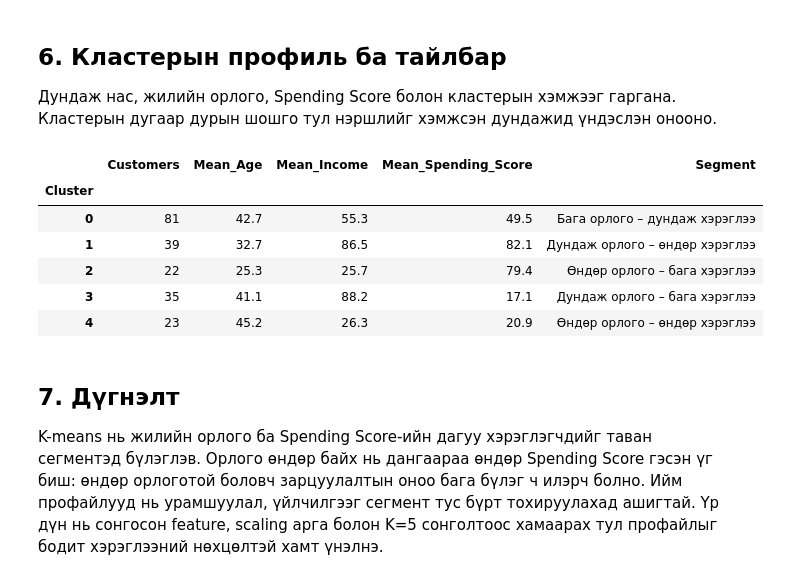
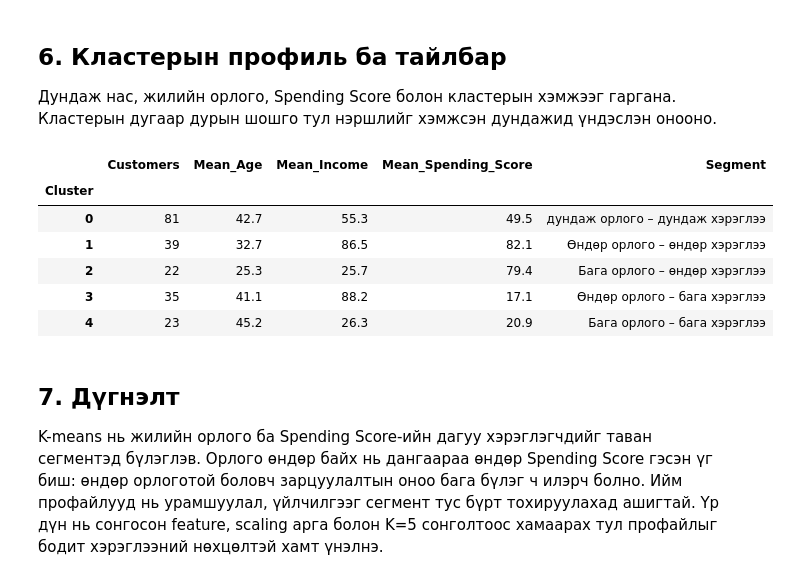
Before and after one commit to Tuguldur91/MachineLearning, a Jupyter notebook: lab4/main.ipynb, the cells around one changed output. Drawn from its saved outputs; the diff is of its cells as text; code cells hidden in the pictures.

```diff
--- a/lab4/main.ipynb
+++ b/lab4/main.ipynb
@@ -181,26 +181,26 @@ plt.show()
 # %%
 profile = clustered.groupby('Cluster').agg(
     Customers=('CustomerID', 'size'),
     Mean_Age=('Age', 'mean'),
     Mean_Income=('Annual Income (k$)', 'mean'),
     Mean_Spending_Score=('Spending Score (1-100)', 'mean'),
 ).round(1)
 profile['Segment'] = [
-    'Бага орлого – дундаж хэрэглээ',
-    'Дундаж орлого – өндөр хэрэглээ',
+    'дундаж орлого – дундаж хэрэглээ',
+    'Өндөр орлого – өндөр хэрэглээ',
+    'Бага орлого – өндөр хэрэглээ',
     'Өндөр орлого – бага хэрэглээ',
-    'Дундаж орлого – бага хэрэглээ',
-    'Өндөр орлого – өндөр хэрэглээ',
+    'Бага орлого – бага хэрэглээ',
 ]
 display(profile)
 # %% [output]
 |  | Customers | Mean_Age | Mean_Income | Mean_Spending_Score | Segment |
 | Cluster |  |  |  |  |  |
-| 0 | 81 | 42.7 | 55.3 | 49.5 | Бага орлого – дундаж хэрэглээ |
-| 1 | 39 | 32.7 | 86.5 | 82.1 | Дундаж орлого – өндөр хэрэглээ |
-| 2 | 22 | 25.3 | 25.7 | 79.4 | Өндөр орлого – бага хэрэглээ |
-| 3 | 35 | 41.1 | 88.2 | 17.1 | Дундаж орлого – бага хэрэглээ |
-| 4 | 23 | 45.2 | 26.3 | 20.9 | Өндөр орлого – өндөр хэрэглээ |
+| 0 | 81 | 42.7 | 55.3 | 49.5 | дундаж орлого – дундаж хэрэглээ |
+| 1 | 39 | 32.7 | 86.5 | 82.1 | Өндөр орлого – өндөр хэрэглээ |
+| 2 | 22 | 25.3 | 25.7 | 79.4 | Бага орлого – өндөр хэрэглээ |
+| 3 | 35 | 41.1 | 88.2 | 17.1 | Өндөр орлого – бага хэрэглээ |
+| 4 | 23 | 45.2 | 26.3 | 20.9 | Бага орлого – бага хэрэглээ |
 # %% [markdown]
 ## 7. Дүгнэлт
 K-means нь жилийн орлого ба Spending Score-ийн дагуу хэрэглэгчдийг таван сегментэд бүлэглэв. Орлого өндөр байх нь дангаараа өндөр Spending Score гэсэн үг биш: өндөр орлоготой боловч зарцуулалтын оноо бага бүлэг ч илэрч болно. Ийм профайлууд нь урамшуулал, үйлчилгээг сегмент тус бүрт тохируулахад ашигтай. Үр дүн нь сонгосон feature, scaling арга болон K=5 сонголтоос хамаарах тул профайлыг бодит хэрэглээний нөхцөлтэй хамт үнэлнэ.
```
